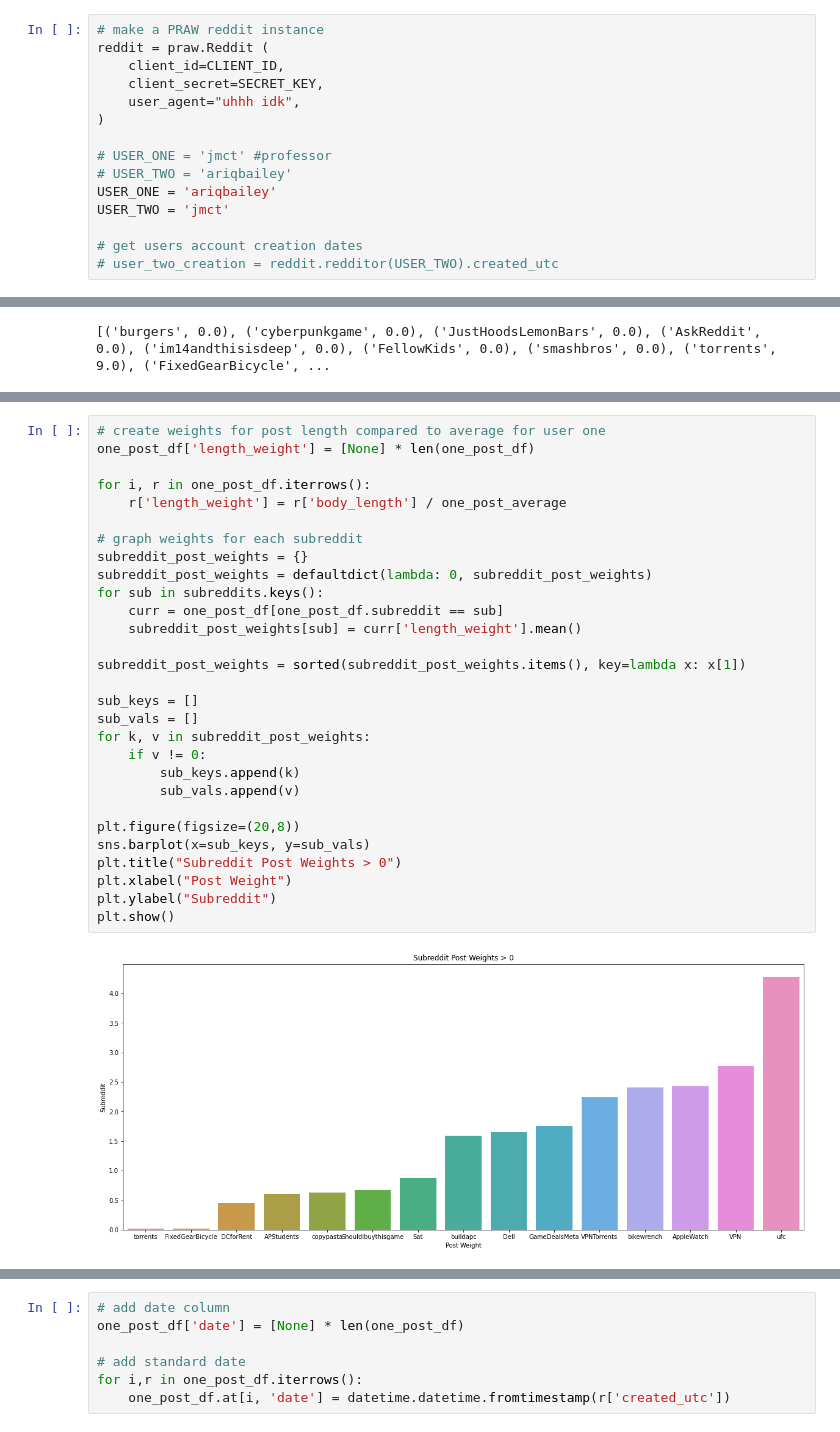
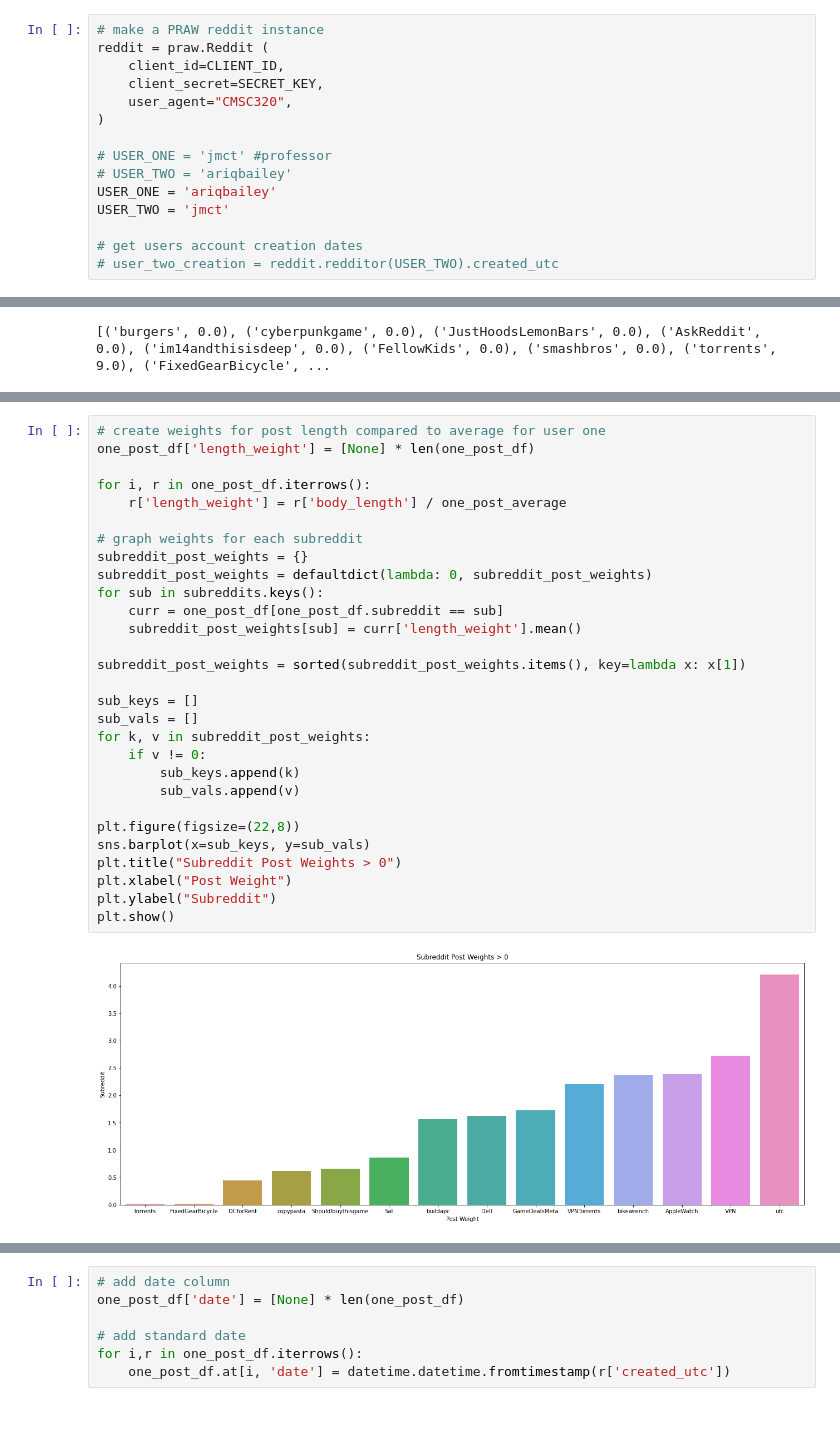
Before and after one commit to ariqbailey/ariqbailey.github.io, a Jupyter notebook: reddit-common-interests/Final_Project.ipynb, the cells around one changed output, grey strips where cells are left out. Cells and saved outputs as stored; diff of their text form.

```diff
--- a/reddit-common-interests/Final_Project.ipynb
+++ b/reddit-common-interests/Final_Project.ipynb
@@ -18,7 +42,7 @@ SECRET_KEY = auth[1]
 reddit = praw.Reddit (
     client_id=CLIENT_ID,
     client_secret=SECRET_KEY,
-    user_agent="uhhh idk",
+    user_agent="CMSC320",
 )
 
 # USER_ONE = 'jmct' #professor
@@ -280,32 +328,32 @@ print(one_post_average)
 # %%
 # create weights for post length compared to average for user one
 one_post_df['length_weight'] = [None] * len(one_post_df)
 
 for i, r in one_post_df.iterrows():
     r['length_weight'] = r['body_length'] / one_post_average
 
 # graph weights for each subreddit
 subreddit_post_weights = {}
 subreddit_post_weights = defaultdict(lambda: 0, subreddit_post_weights)
 for sub in subreddits.keys():
     curr = one_post_df[one_post_df.subreddit == sub]
     subreddit_post_weights[sub] = curr['length_weight'].mean()
 
 subreddit_post_weights = sorted(subreddit_post_weights.items(), key=lambda x: x[1])
 
 sub_keys = []
 sub_vals = []
 for k, v in subreddit_post_weights:
     if v != 0:
         sub_keys.append(k)
         sub_vals.append(v)
 
-plt.figure(figsize=(20,8))
+plt.figure(figsize=(22,8))
 sns.barplot(x=sub_keys, y=sub_vals)
 plt.title("Subreddit Post Weights > 0")
 plt.xlabel("Post Weight")
 plt.ylabel("Subreddit")
 plt.show()
 # %% [output]
-[figure, old version]
+[figure, new version]
 # %% [markdown]
```
Also changed, not shown: parts of 62 cells of this notebook, 1 other file.
